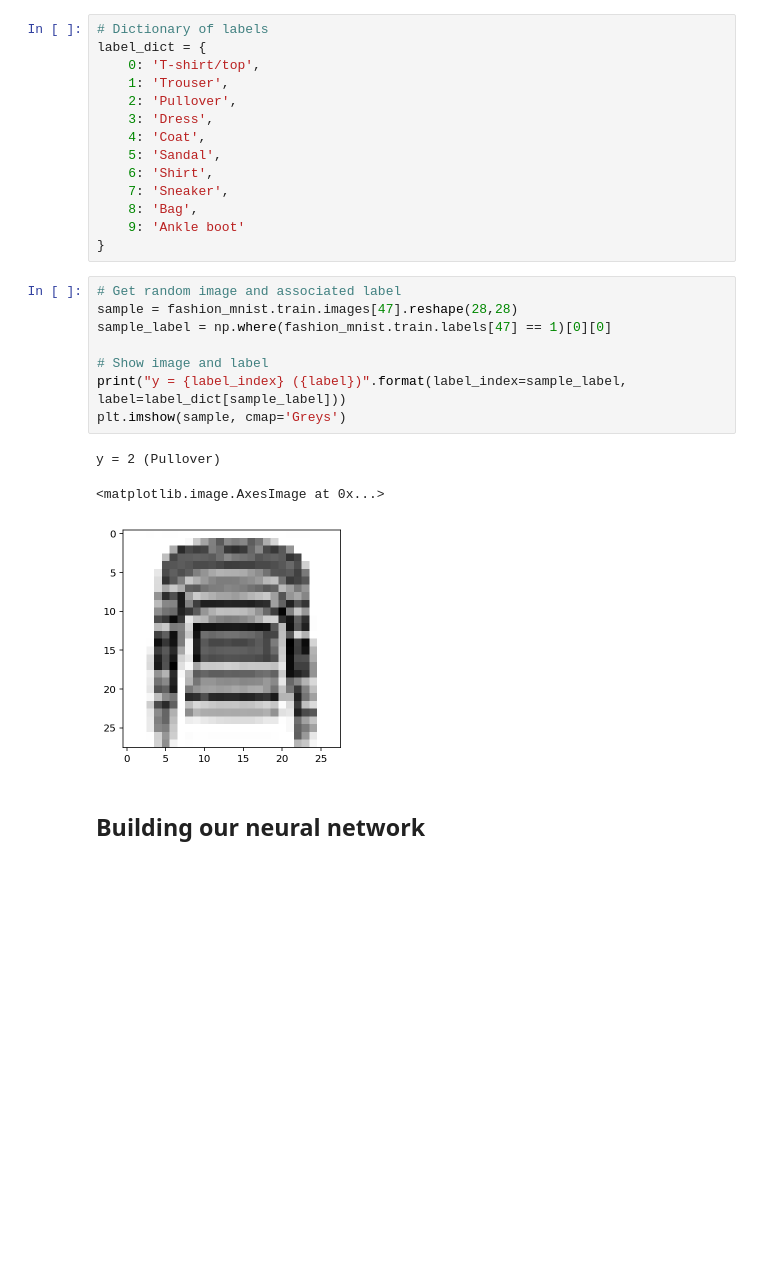
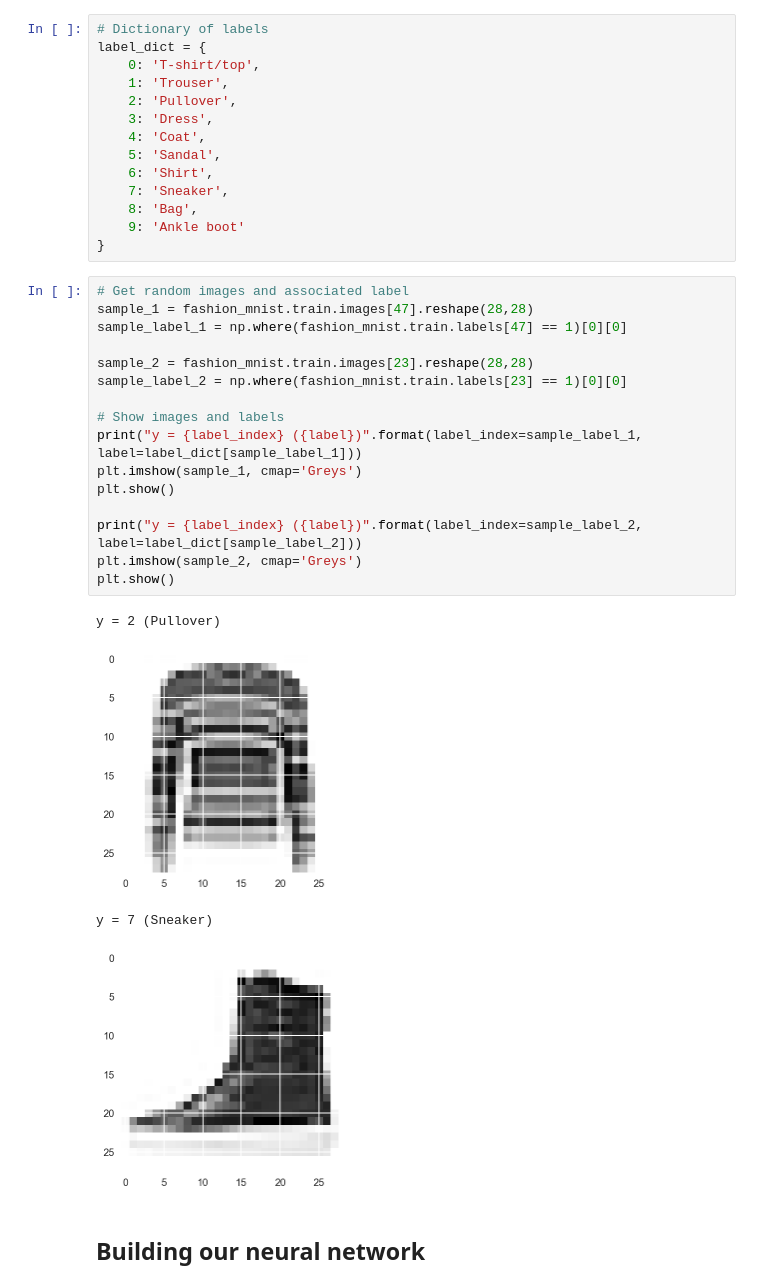
Before and after one commit to jjasonward/fashion-mnist-nn, a Jupyter notebook: script.ipynb, the cells around one changed output. Drawn from its saved outputs; the diff is of its cells as text; blank space fills up the shorter version.

```diff
--- a/script.ipynb
+++ b/script.ipynb
@@ -93,17 +93,26 @@ label_dict = {
     9: 'Ankle boot'
 }
 # %%
-# Get random image and associated label
-sample = fashion_mnist.train.images[47].reshape(28,28)
-sample_label = np.where(fashion_mnist.train.labels[47] == 1)[0][0]
+# Get random images and associated label
+sample_1 = fashion_mnist.train.images[47].reshape(28,28)
+sample_label_1 = np.where(fashion_mnist.train.labels[47] == 1)[0][0]
 
-# Show image and label
-print("y = {label_index} ({label})".format(label_index=sample_label, label=label_dict[sample_label]))
-plt.imshow(sample, cmap='Greys')
+sample_2 = fashion_mnist.train.images[23].reshape(28,28)
+sample_label_2 = np.where(fashion_mnist.train.labels[23] == 1)[0][0]
+
+# Show images and labels
+print("y = {label_index} ({label})".format(label_index=sample_label_1, label=label_dict[sample_label_1]))
+plt.imshow(sample_1, cmap='Greys')
+plt.show()
+
+print("y = {label_index} ({label})".format(label_index=sample_label_2, label=label_dict[sample_label_2]))
+plt.imshow(sample_2, cmap='Greys')
+plt.show()
 # %% [output]
 y = 2 (Pullover)
+[figure, new version]
-<matplotlib.image.AxesImage at 0x...>
+y = 7 (Sneaker)
-[figure, old version]
+[figure, added]
 # %% [markdown]
 ## Building our neural network
 # %% [markdown]
```
Also changed, not shown: parts of 7 cells of this notebook, 1 other file.
